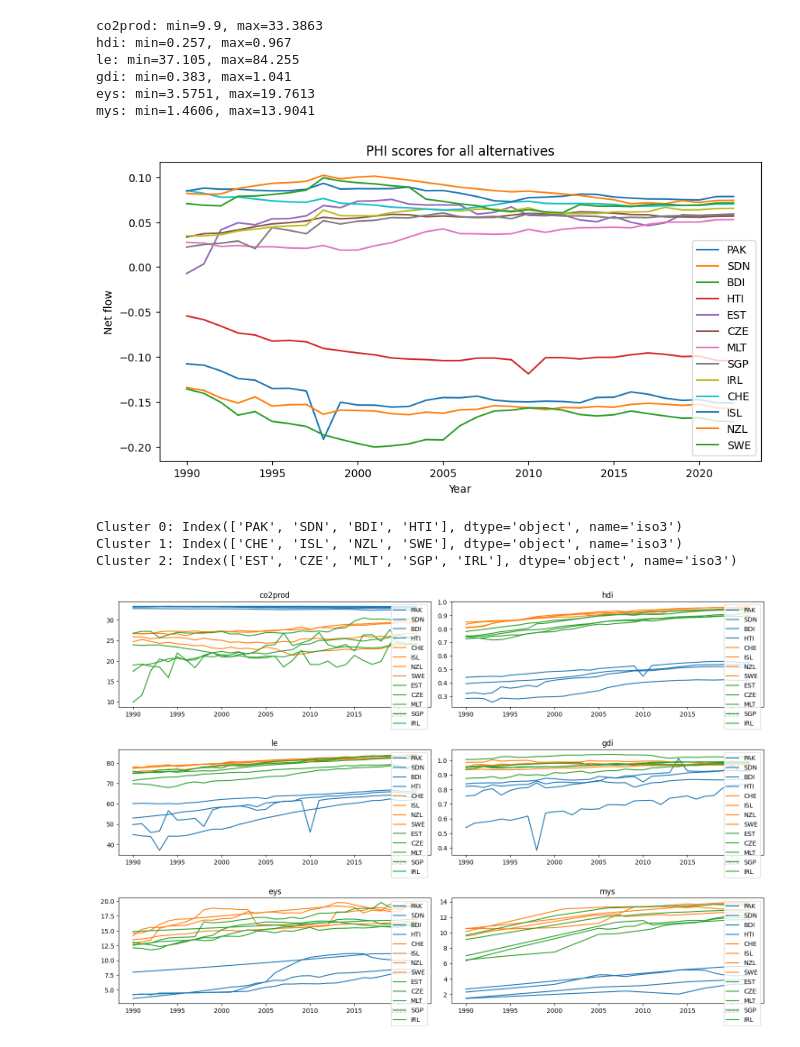
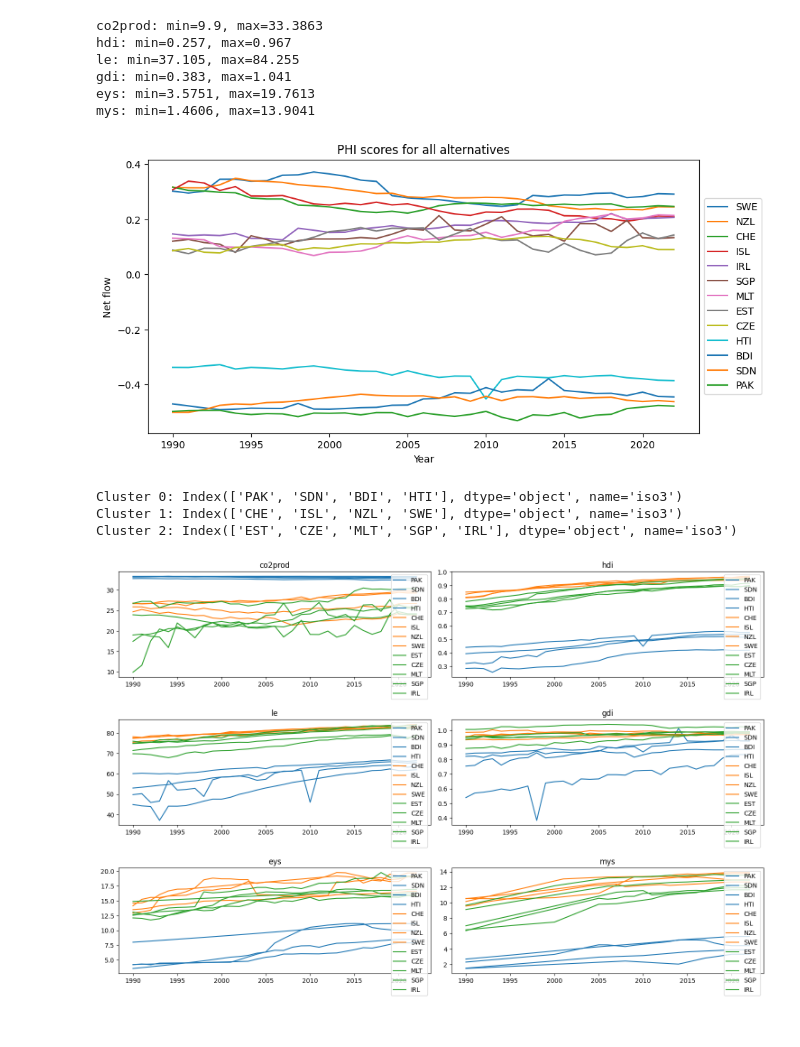
Before and after one commit to R4phou/ulb-master-thesis, a Jupyter notebook: code/src/p2clust.ipynb, the cells around one changed output. Cells and saved outputs as stored; diff of their text form; code cells hidden in the pictures.

```diff
--- a/code/src/p2clust.ipynb
+++ b/code/src/p2clust.ipynb
@@ -13,8 +11,8 @@ L = data.iloc[0]["co2prod"].shape[0] # Length of the time series
 N = data.shape[0] # Nb of alternatives
 
 W = [1/K for i in range(K)] # Weights of the criteria (equal weights)
-Q = [4, 0.3, 40,  0.4, 4, 2] # Indifference thresholds
-P = [28, 0.9, 80, 1, 20, 12] # Preference thresholds
+P = [10, 0.4, 20, 0.3, 5, 5]
+Q = [1, 0.03, 2, 0.01, 0.5, 0.5] # Indifference thresholds
 # %% [output]
 Reading HDI dataset
 co2prod: min=0.0, max=33.3863
@@ -24,25 +22,9 @@ gdi: min=0.383, max=1.041
 eys: min=3.5751, max=23.2477
 mys: min=1.4606, max=14.2559
 # %%
-phi_c_all = pf.get_all_Phi_c(data, P, Q) # compute all mono criterion flows series
+phi_c_all = pf.get_all_Phi_c(data, P,Q, L) # compute all mono criterion flows series
 PHI = pf.PHI_all(phi_c_all, W, N, L, K) # Aggregate to the net flow series
 # %%
 # Transform PHI into a dataframe with ISO3 as index and years as columns
 PHI_df = pd.DataFrame(PHI, index=data.index, columns=np.arange(1990, 2023))
-# %%
-def plot_PHI(PHI, alt_names, labels=True):
-    """
-    Plot the net flow series for all alternatives
-    """
-    fig, ax = plt.subplots()
-    # size
-    fig.set_size_inches(10, 5)
-    for i in range(PHI.shape[0]):
-        ax.plot(PHI.iloc[i], label=alt_names[i])
-    ax.set_xlabel("Year")
-    ax.set_ylabel("Net flow")
-    ax.set_title("PHI scores for all alternatives")
-    if labels:
-        ax.legend()
-    plt.show()
 # %%
@@ -119,32 +101,32 @@ L = data.iloc[0]["co2prod"].shape[0] # Length of the time series
 N = data.shape[0] # Nb of alternatives
 
 W = [1/K for i in range(K)] # Weights of the criteria (equal weights)
-Q = [10, 0.3, 40,  0.4, 4, 2] # Indifference thresholds
-P = [28, 0.9, 80, 1, 18, 12] # Preference thresholds
+P = [10, 0.4, 20, 0.3, 5, 5]
+Q = [1, 0.03, 2, 0.01, 0.5, 0.5] # Indifference thresholds
 
-phi_c_all = pf.get_all_Phi_c(data, P, Q) # compute all mono criterion flows series
+phi_c_all = pf.get_all_Phi_c(data, P, Q, L) # compute all mono criterion flows series
 # %%
 PHI = pf.PHI_all(phi_c_all, W, N, L, K) # Aggregate to the net flow series
 
 # Transform PHI into a dataframe with ISO3 as index and years as columns
 PHI_df = pd.DataFrame(PHI, index=data.index, columns=np.arange(1990, 2023))
 
-plot_PHI(PHI_df, PHI_df.index, True)
+plot_PHI(PHI_df, True)
 
 k = 3
 results = cf.kMeans(PHI_df, k, max_it=100, distance_function=cf.euclid_distance)
 
 # Print the results
 for i in range(k):
     print(f"Cluster {i}: {results[i].index}")
 
 groups = []
 for i in range(k):
     groups.append(results[i].index)
 
 plot_cluster(groups, data, True)
 # %% [output]
-[figure, old version]
+[figure, new version]
 Cluster 0: Index(['PAK', 'SDN', 'BDI', 'HTI'], dtype='object', name='iso3')
 Cluster 1: Index(['CHE', 'ISL', 'NZL', 'SWE'], dtype='object', name='iso3')
 Cluster 2: Index(['EST', 'CZE', 'MLT', 'SGP', 'IRL'], dtype='object', name='iso3')
```
Also changed, not shown: parts of 5 cells of this notebook, 7 other files.
